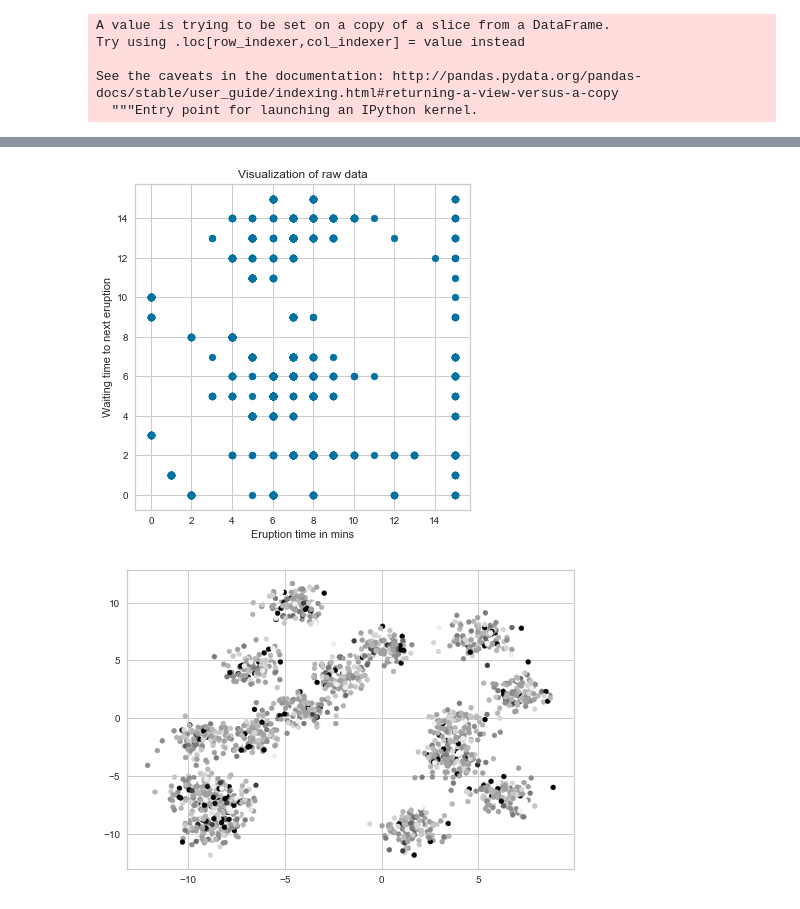
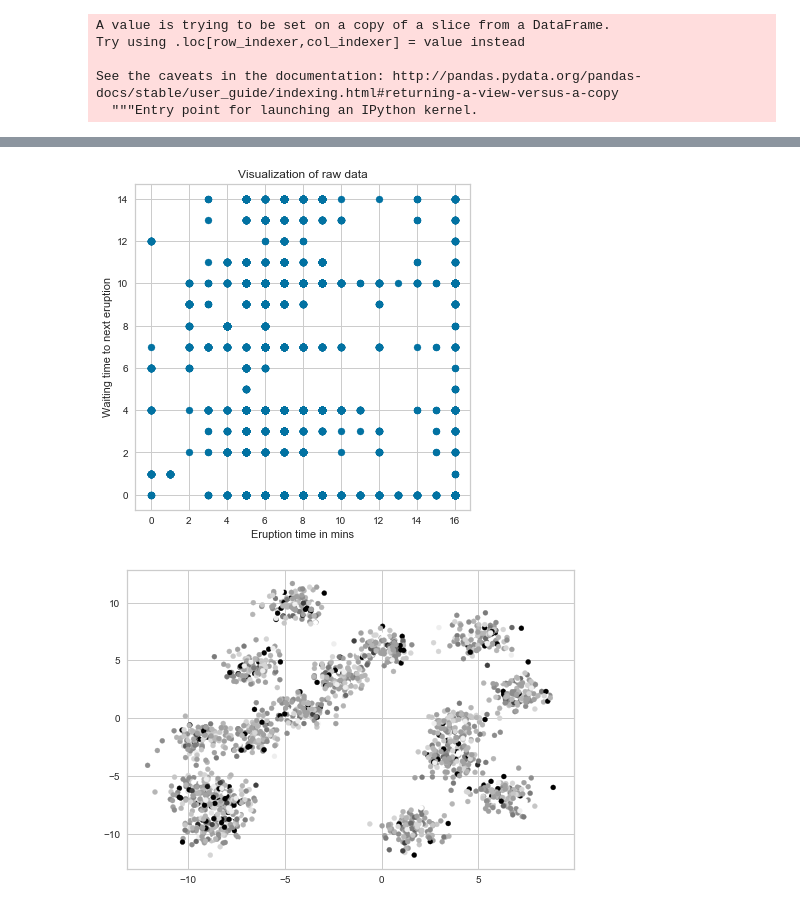
Before and after one commit to WickedoneC/Final_Proj, a Jupyter notebook: Data_Redo/Models copy/Clustering.ipynb, the cells around one changed output, grey strips where cells are left out. Drawn from its saved outputs; the diff is of its cells as text; code cells hidden in the pictures.

```diff
--- a/Data_Redo/Models copy/Clustering.ipynb
+++ b/Data_Redo/Models copy/Clustering.ipynb
@@ -70,6 +63,6 @@ nmdf.head()
 # %%
-name_drop = ['Names', 'Ticker']
-df.drop(columns=name_drop, inplace=True)
+# name_drop = ['Names', 'Ticker']
+# df.drop(columns=name_drop, inplace=True)
 # %%
 df
 # %% [output]
@@ -485,16 +496 @@ visualizer.show()        # Finalize and render the figure
 <matplotlib.axes._subplots.AxesSubplot at 0x...>
-# %%
-from sklearn.cluster import KMeans
-from sklearn.datasets import make_blobs
-
-from yellowbrick.cluster import InterclusterDistance
-
-# Generate synthetic dataset with 12 random clusters
-# X, y = make_blobs(n_samples=1000, n_features=12, centers=12, random_state=42)
-
-# Instantiate the clustering model and visualizer
-model = KMeans(15)
-visualizer = InterclusterDistance(model)
-
-visualizer.fit(o)        # Fit the data to the visualizer
-visualizer.show()        # Finalize and render the figure
@@ -658 +668,3 @@ True      195
 Name: Moody's Rating, dtype: int64
+# %%
+p = o.replace(data_rankings)
@@ -925,13 +1003,15 @@ visualizer.show()        # Finalize and render the figure
 <matplotlib.axes._subplots.AxesSubplot at 0x...>
+# %%
+q = r.replace(data_rankings)
 # %%
 # Plot the data
 plt.figure(figsize=(6, 6))
-plt.scatter(o, r)
+plt.scatter(p, q)
 plt.xlabel('Eruption time in mins')
 plt.ylabel('Waiting time to next eruption')
 plt.title('Visualization of raw data');
 # %% [output]
-[figure, old version]
+[figure, new version]
 # %%
 from sklearn.datasets import make_blobs
 from sklearn.datasets import make_moons
```
Also changed, not shown: parts of 74 cells of this notebook, 6 other files.
